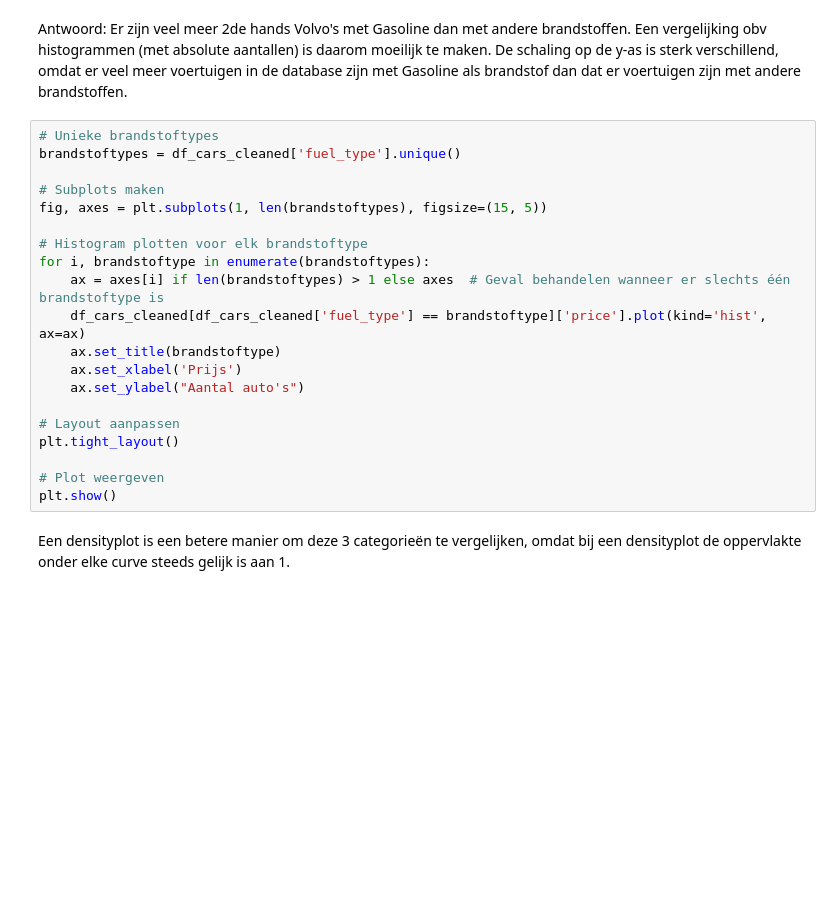
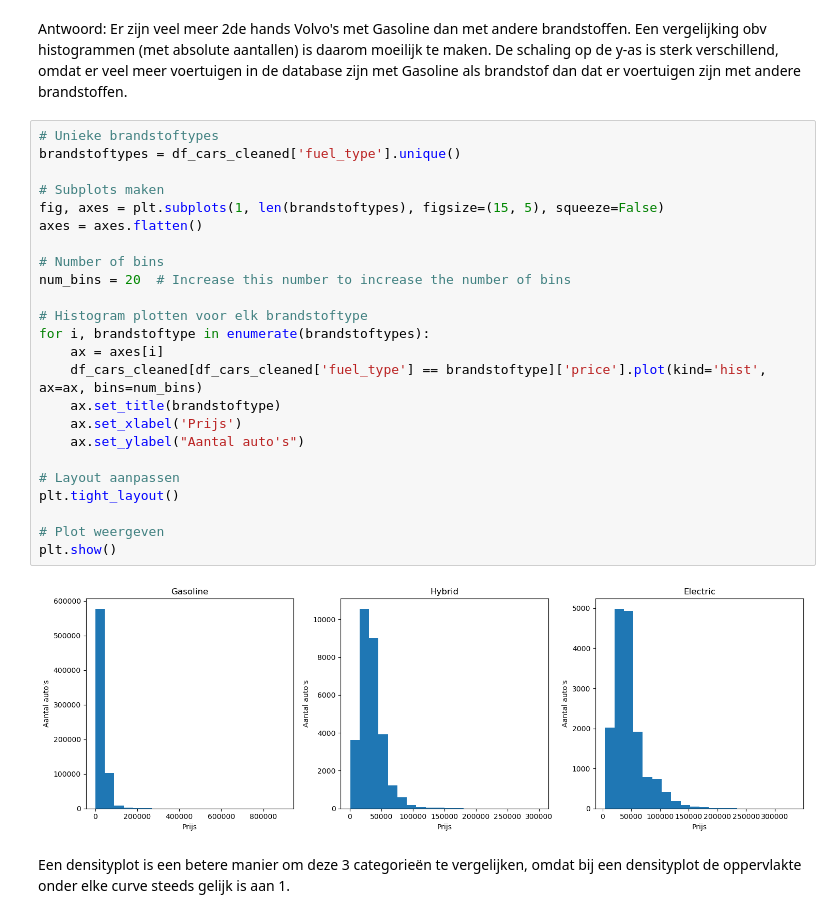
Before and after one commit to craftyraf/project-productie-proces, a Jupyter notebook: notebooks/autoproductie.ipynb, the cells around one changed output. Drawn from its saved outputs; the diff is of its cells as text; blank space fills up the shorter version.

```diff
--- a/notebooks/autoproductie.ipynb
+++ b/notebooks/autoproductie.ipynb
@@ -390,23 +396,29 @@ Antwoord: Er zijn veel meer 2de hands Volvo's met Gasoline dan met andere brands
 # %%
 # Unieke brandstoftypes
 brandstoftypes = df_cars_cleaned['fuel_type'].unique()
 
 # Subplots maken
-fig, axes = plt.subplots(1, len(brandstoftypes), figsize=(15, 5))
+fig, axes = plt.subplots(1, len(brandstoftypes), figsize=(15, 5), squeeze=False)
+axes = axes.flatten()
+
+# Number of bins
+num_bins = 20  # Increase this number to increase the number of bins
 
 # Histogram plotten voor elk brandstoftype
 for i, brandstoftype in enumerate(brandstoftypes):
-    ax = axes[i] if len(brandstoftypes) > 1 else axes  # Geval behandelen wanneer er slechts één brandstoftype is
-    df_cars_cleaned[df_cars_cleaned['fuel_type'] == brandstoftype]['price'].plot(kind='hist', ax=ax)
+    ax = axes[i]
+    df_cars_cleaned[df_cars_cleaned['fuel_type'] == brandstoftype]['price'].plot(kind='hist', ax=ax, bins=num_bins)
     ax.set_title(brandstoftype)
     ax.set_xlabel('Prijs')
     ax.set_ylabel("Aantal auto's")
 
 # Layout aanpassen
 plt.tight_layout()
 
 # Plot weergeven
 plt.show()
+# %% [output]
+[figure, added]
 # %% [markdown]
 Een densityplot is een betere manier om deze 3 categorieën te vergelijken, omdat bij een densityplot de oppervlakte onder elke curve steeds gelijk is aan 1.
 # %%
```
Also changed, not shown: parts of 18 cells of this notebook.
